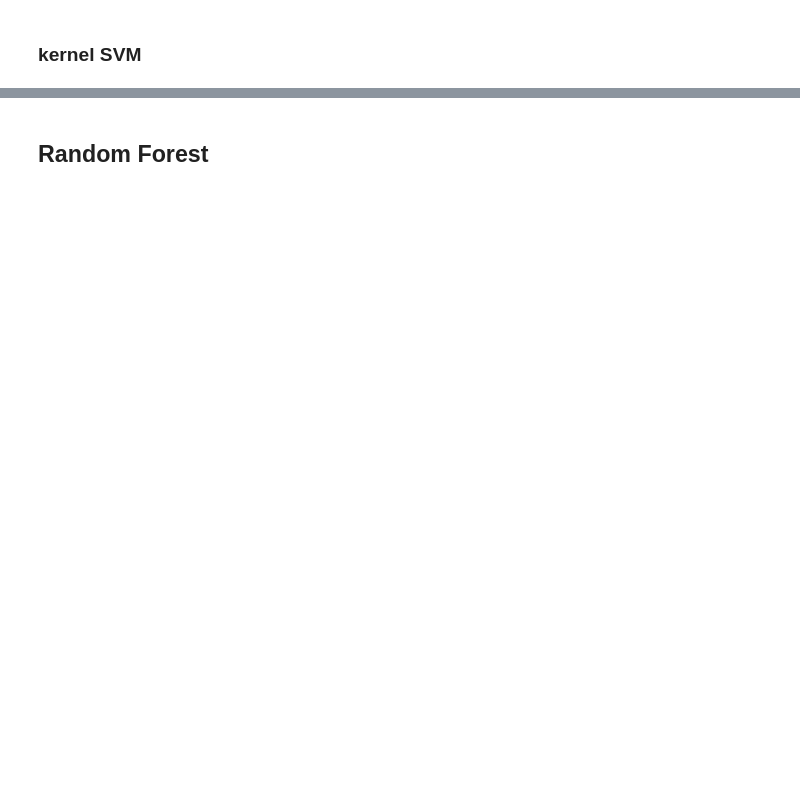
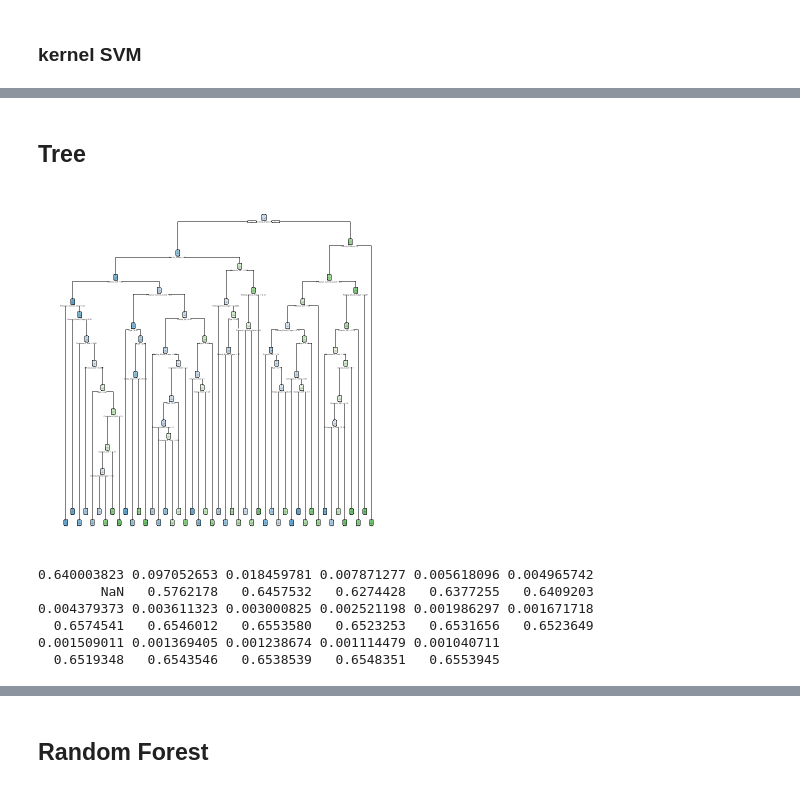
Before and after one commit to HOANG-Anh2004/projet_ML_4A_GMM_INSA, a Jupyter notebook: Modelisation_R.ipynb, the cells around one changed output, grey strips where cells are left out. Cells and saved outputs as stored; diff of their text form; code cells hidden in the pictures; blank space fills up the shorter version.

Commit message:
R update tree

```diff
--- a/Modelisation_R.ipynb
+++ b/Modelisation_R.ipynb
@@ -886,0 +978,2 @@ pred.svm.ker    0    1
+# %% [markdown]
+## Tree
@@ -886,0 +985,23 @@ pred.svm.ker    0    1
+# %%
+library(rpart.plot)
+rpart.plot(tree.dis)
+# %% [output]
+[figure, added]
+# %%
+xmat <- xpred.rpart(tree.dis)
+
+xmat01 <- xmat - 1
+true_labels01 <- as.numeric(as.character(train_scaledH$Heart_Disease_Risk))
+
+CVerr <- apply(xmat01, 2, function(column) {
+  fbeta_score(true_labels01, column, beta = 1)
+})
+
+CVerr
+# %% [output]
+0.640003823 0.097052653 0.018459781 0.007871277 0.005618096 0.004965742
+        NaN   0.5762178   0.6457532   0.6274428   0.6377255   0.6409203
+0.004379373 0.003611323 0.003000825 0.002521198 0.001986297 0.001671718
+  0.6574541   0.6546012   0.6553580   0.6523253   0.6531656   0.6523649
+0.001509011 0.001369405 0.001238674 0.001114479 0.001040711
+  0.6519348   0.6543546   0.6538539   0.6548351   0.6553945
```
Also changed, not shown: parts of 40 cells of this notebook.
